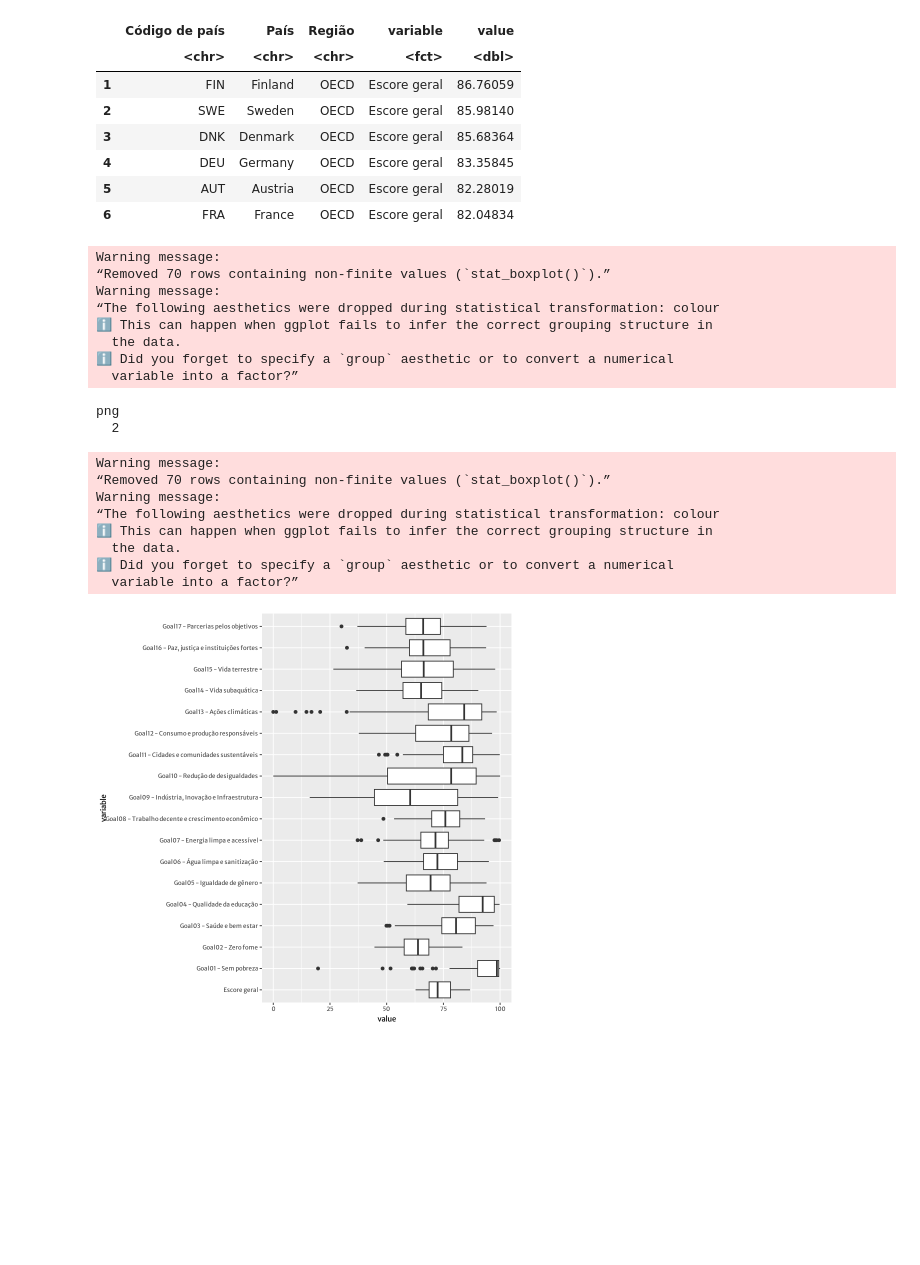
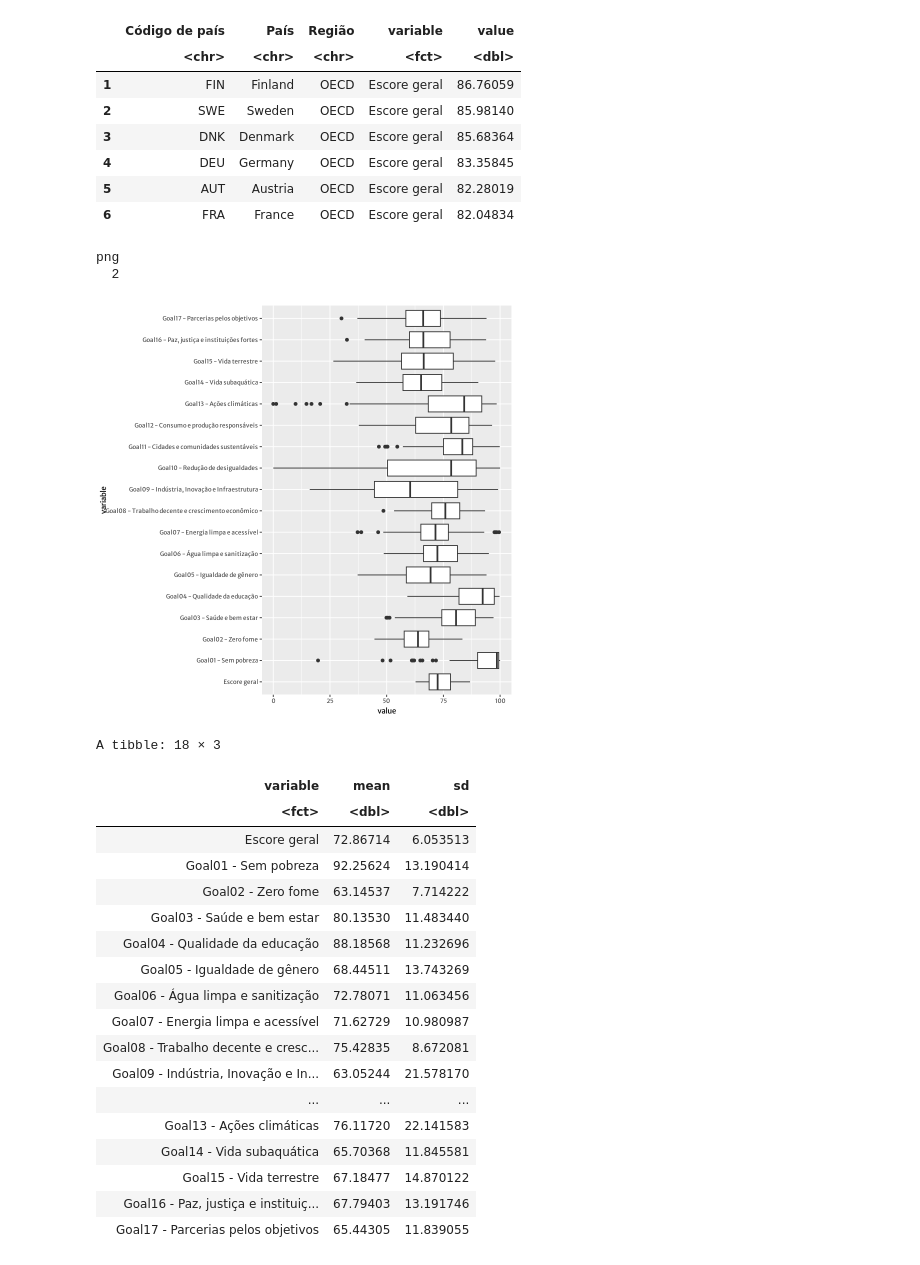
Before and after one commit to ramonferrari/mpgc_ti, a Jupyter notebook: DAV_S2023_Códigos_Pré_Projeto.ipynb, the cells around one changed output. Drawn from its saved outputs; the diff is of its cells as text; code cells hidden in the pictures; blank space fills up the shorter version.

```diff
--- a/DAV_S2023_Códigos_Pré_Projeto.ipynb
+++ b/DAV_S2023_Códigos_Pré_Projeto.ipynb
@@ -138,6 +138,7 @@ names(df)
 [21] "Goal17 - Parcerias pelos objetivos"
 # %%
 melt_df <- melt(df, id = c("Código de país","País","Região"))
+melt_df<-na.omit(melt_df)
 head(melt_df)
 
 melt_df$variable <- factor(melt_df$variable, levels=c("Escore geral","Goal01 - Sem pobreza","Goal02 - Zero fome","Goal03 - Saúde e bem estar","Goal04 - Qualidade da educação","Goal05 - Igualdade de gênero","Goal06 - Água limpa e sanitização","Goal07 - Energia limpa e acessível","Goal08 - Trabalho decente e crescimento econômico","Goal09 - Indústria, Inovação e Infraestrutura","Goal10 - Redução de desigualdades","Goal11 - Cidades e comunidades sustentáveis","Goal12 - Consumo e produção responsáveis","Goal13 - Ações climáticas","Goal14 - Vida subaquática","Goal15 - Vida terrestre","Goal16 - Paz, justiça e instituições fortes","Goal17 - Parcerias pelos objetivos"))
@@ -152,30 +153,39 @@ A data.frame: 6 × 5
 | 5 | AUT | Austria | OECD | Escore geral | 82.28019 |
 | 6 | FRA | France | OECD | Escore geral | 82.04834 |
 # %%
+# Mostra o boxplot de todas as variáveis
+
 pdf("boxplot.pdf", width = 13, height = 9)
 showtext_auto()
-ggplot(melt_df, aes(x = variable, y = value, color = value)) +  # ggplot function
-  geom_boxplot() +  coord_flip() + theme(plot.title = element_text(size=12),text=element_text(family="merri"))
+ggplot(melt_df, aes(x = variable, y = value)) +  # ggplot function
+    geom_boxplot() +  coord_flip() + theme(plot.title = element_text(size=12),text=element_text(family="merri"))
 dev.off()
-ggplot(melt_df, aes(x = variable, y = value, color = value)) +  # ggplot function
-  geom_boxplot() +  coord_flip() + theme(plot.title = element_text(size=12),text=element_text(family="merri"))
+ggplot(melt_df, aes(x = variable, y = value)) +  # ggplot function
+    geom_boxplot() +  coord_flip() + theme(plot.title = element_text(size=12),text=element_text(family="merri"))
 # %% [output]
-Warning message:
-“Removed 70 rows containing non-finite values (`stat_boxplot()`).”
-Warning message:
-“The following aesthetics were dropped during statistical transformation: colour
-ℹ This can happen when ggplot fails to infer the correct grouping structure in
-  the data.
-ℹ Did you forget to specify a `group` aesthetic or to convert a numerical
-  variable into a factor?”
+png
+  2
-png
-  2
-Warning message:
-“Removed 70 rows containing non-finite values (`stat_boxplot()`).”
-Warning message:
-“The following aesthetics were dropped during statistical transformation: colour
-ℹ This can happen when ggplot fails to infer the correct grouping structure in
-  the data.
-ℹ Did you forget to specify a `group` aesthetic or to convert a numerical
-  variable into a factor?”
 [figure]
+# %%
+# Calcula ainda a média e desvio-padrão
+melt_df %>% group_by(variable) %>%  summarise_at(vars(starts_with("val")), list(mean=mean, sd=sd))
+# %% [output]
+A tibble: 18 × 3
+| variable | mean | sd |
+| <fct> | <dbl> | <dbl> |
+| Escore geral | 72.86714 | 6.053513 |
+| Goal01 - Sem pobreza | 92.25624 | 13.190414 |
+| Goal02 - Zero fome | 63.14537 | 7.714222 |
+| Goal03 - Saúde e bem estar | 80.13530 | 11.483440 |
+| Goal04 - Qualidade da educação | 88.18568 | 11.232696 |
+| Goal05 - Igualdade de gênero | 68.44511 | 13.743269 |
+| Goal06 - Água limpa e sanitização | 72.78071 | 11.063456 |
+| Goal07 - Energia limpa e acessível | 71.62729 | 10.980987 |
+| Goal08 - Trabalho decente e cresc... | 75.42835 | 8.672081 |
+| Goal09 - Indústria, Inovação e In... | 63.05244 | 21.578170 |
+| ... | ... | ... |
+| Goal13 - Ações climáticas | 76.11720 | 22.141583 |
+| Goal14 - Vida subaquática | 65.70368 | 11.845581 |
+| Goal15 - Vida terrestre | 67.18477 | 14.870122 |
+| Goal16 - Paz, justiça e instituiç... | 67.79403 | 13.191746 |
+| Goal17 - Parcerias pelos objetivos | 65.44305 | 11.839055 |
```
Also changed, not shown: parts of 1 cell of this notebook.
